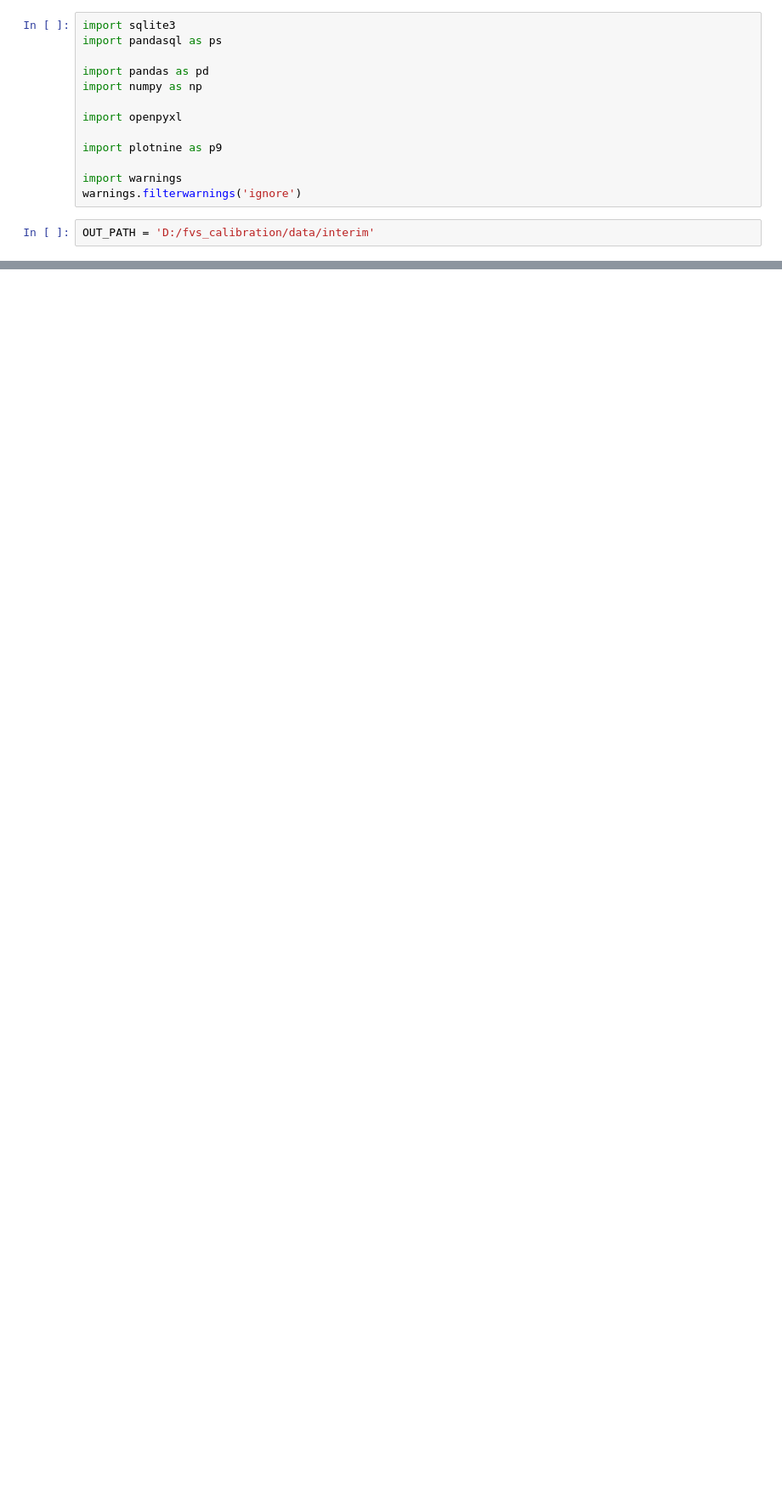
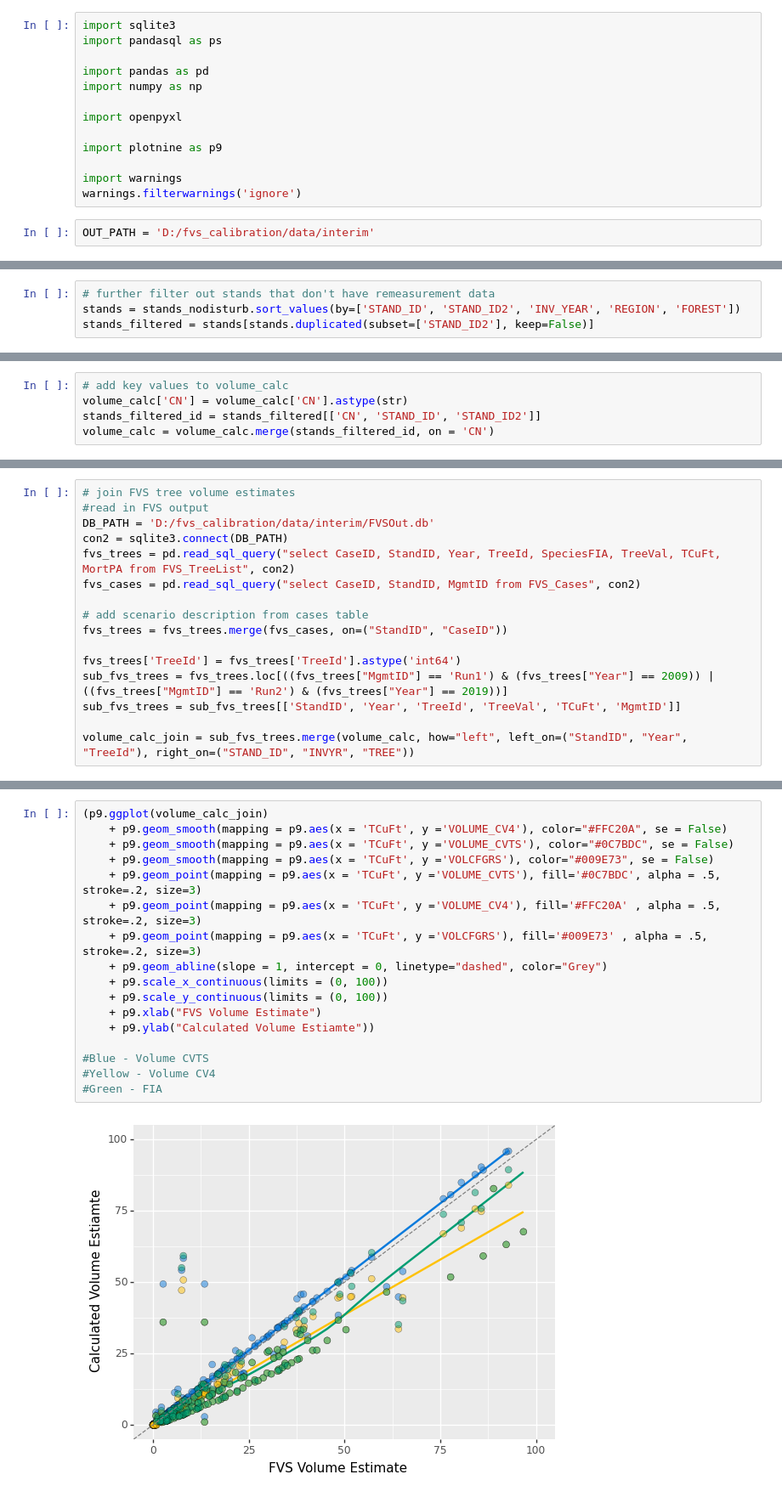
Before and after one commit to Ecotrust/calibrate_fvs, a Jupyter notebook: notebooks/FIA_GroundtruthData.ipynb, the cells around one changed output, grey strips where cells are left out. Shown at 85% size. Cells and saved outputs as stored; diff of their text form; blank space fills up the shorter version.

```diff
--- a/notebooks/FIA_GroundtruthData.ipynb
+++ b/notebooks/FIA_GroundtruthData.ipynb
@@ -151,0 +51,4 @@ array([1994, 2001, 2002, 2003, 2004, 2005, 2006, 2007, 2008, 2009, 2010,
+# %%
+# further filter out stands that don't have remeasurement data
+stands = stands_nodisturb.sort_values(by=['STAND_ID', 'STAND_ID2', 'INV_YEAR', 'REGION', 'FOREST'])
+stands_filtered = stands[stands.duplicated(subset=['STAND_ID2'], keep=False)]
@@ -151,0 +77,5 @@ array([1994, 2001, 2002, 2003, 2004, 2005, 2006, 2007, 2008, 2009, 2010,
+# %%
+# add key values to volume_calc
+volume_calc['CN'] = volume_calc['CN'].astype(str)
+stands_filtered_id = stands_filtered[['CN', 'STAND_ID', 'STAND_ID2']]
+volume_calc = volume_calc.merge(stands_filtered_id, on = 'CN')
@@ -151,0 +95,16 @@ array([1994, 2001, 2002, 2003, 2004, 2005, 2006, 2007, 2008, 2009, 2010,
+# %%
+# join FVS tree volume estimates
+#read in FVS output
+DB_PATH = 'D:/fvs_calibration/data/interim/FVSOut.db'
+con2 = sqlite3.connect(DB_PATH)
+fvs_trees = pd.read_sql_query("select CaseID, StandID, Year, TreeId, SpeciesFIA, TreeVal, TCuFt, MortPA from FVS_TreeList", con2)
+fvs_cases = pd.read_sql_query("select CaseID, StandID, MgmtID from FVS_Cases", con2)
+
+# add scenario description from cases table
+fvs_trees = fvs_trees.merge(fvs_cases, on=("StandID", "CaseID"))
+
+fvs_trees['TreeId'] = fvs_trees['TreeId'].astype('int64')
+sub_fvs_trees = fvs_trees.loc[((fvs_trees["MgmtID"] == 'Run1') & (fvs_trees["Year"] == 2009)) | ((fvs_trees["MgmtID"] == 'Run2') & (fvs_trees["Year"] == 2019))]
+sub_fvs_trees = sub_fvs_trees[['StandID', 'Year', 'TreeId', 'TreeVal', 'TCuFt', 'MgmtID']]
+
+volume_calc_join = sub_fvs_trees.merge(volume_calc, how="left", left_on=("StandID", "Year", "TreeId"), right_on=("STAND_ID", "INVYR", "TREE"))
@@ -151,0 +117,19 @@ array([1994, 2001, 2002, 2003, 2004, 2005, 2006, 2007, 2008, 2009, 2010,
+# %%
+(p9.ggplot(volume_calc_join)
+    + p9.geom_smooth(mapping = p9.aes(x = 'TCuFt', y ='VOLUME_CV4'), color="#FFC20A", se = False)
+    + p9.geom_smooth(mapping = p9.aes(x = 'TCuFt', y ='VOLUME_CVTS'), color="#0C7BDC", se = False)
+    + p9.geom_smooth(mapping = p9.aes(x = 'TCuFt', y ='VOLCFGRS'), color="#009E73", se = False)
+    + p9.geom_point(mapping = p9.aes(x = 'TCuFt', y ='VOLUME_CVTS'), fill='#0C7BDC', alpha = .5, stroke=.2, size=3)
+    + p9.geom_point(mapping = p9.aes(x = 'TCuFt', y ='VOLUME_CV4'), fill='#FFC20A' , alpha = .5, stroke=.2, size=3)
+    + p9.geom_point(mapping = p9.aes(x = 'TCuFt', y ='VOLCFGRS'), fill='#009E73' , alpha = .5, stroke=.2, size=3)
+    + p9.geom_abline(slope = 1, intercept = 0, linetype="dashed", color="Grey")
+    + p9.scale_x_continuous(limits = (0, 100))
+    + p9.scale_y_continuous(limits = (0, 100))
+    + p9.xlab("FVS Volume Estimate")
+    + p9.ylab("Calculated Volume Estiamte"))
+
+#Blue - Volume CVTS
+#Yellow - Volume CV4
+#Green - FIA
+# %% [output]
+[figure, added]
```
Also changed, not shown: parts of 54 cells of this notebook, 1 other file.
